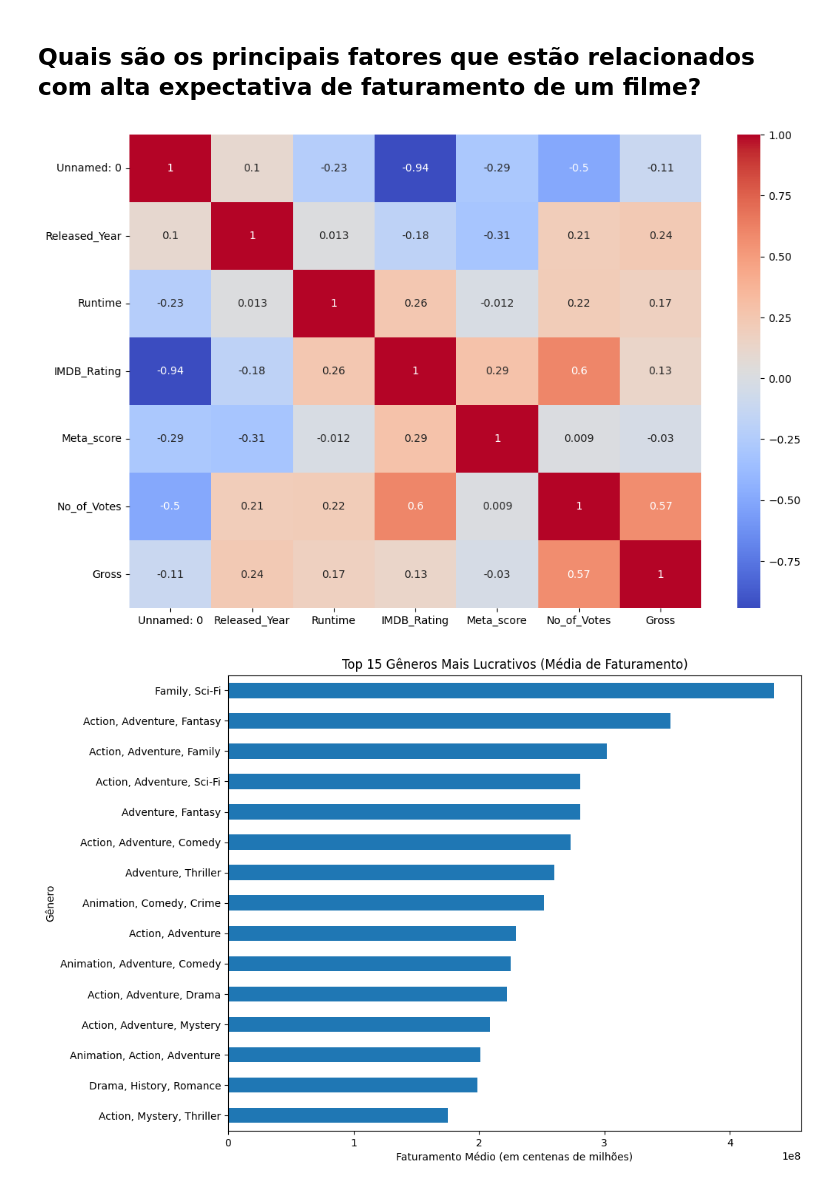
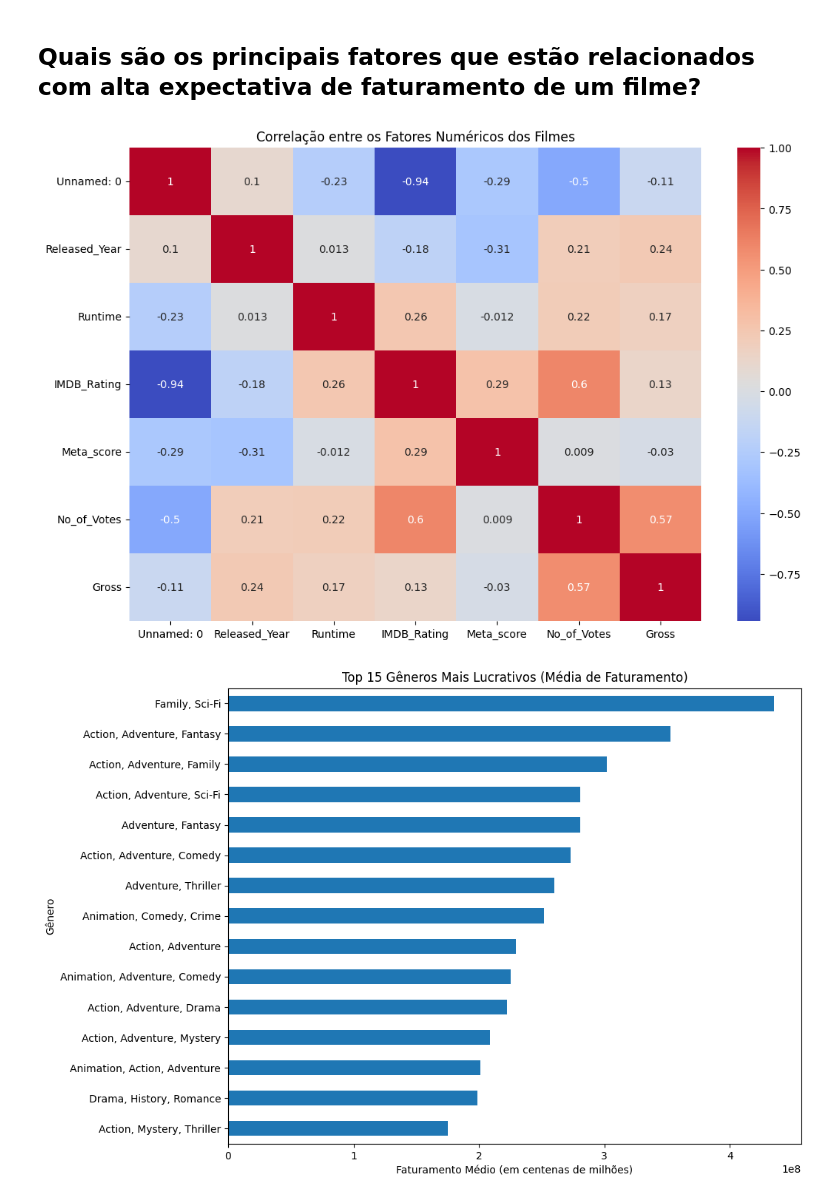
Before and after one commit to ThaisApdaCardoso/LH_CD_ThaisCardoso, a Jupyter notebook: LH_CD_ThaisCardoso.ipynb, the cells around one changed output. Saved outputs shown, nothing was run; the diff lists cells and outputs as text; code cells hidden in the pictures.

```diff
--- a/LH_CD_ThaisCardoso.ipynb
+++ b/LH_CD_ThaisCardoso.ipynb
@@ -163,12 +165,13 @@ O longa acompanha A família Kim, uma familia pobre que enfrenta dificuldades e
 # %%
 # Calculando os dados de correlação utilizando apenas colunas numéricas
 movies_numbers = data_movies.select_dtypes(include='number')
 movie_corr = movies_numbers.corr()
 plt.figure(figsize=(12, 8))
 sns.heatmap(movie_corr, annot=True, cmap='coolwarm')
+plt.title('Correlação entre os Fatores Numéricos dos Filmes')
 plt.show()
 # %% [output]
-[figure, old version]
+[figure, new version]
 # %%
 # Calculando quais gêneros ttêm mais faturamento
 generos_lucrativos = data_movies.groupby('Genre')['Gross'].mean().sort_values(ascending=False)
```
Also changed, not shown: parts of 1 cell of this notebook.
